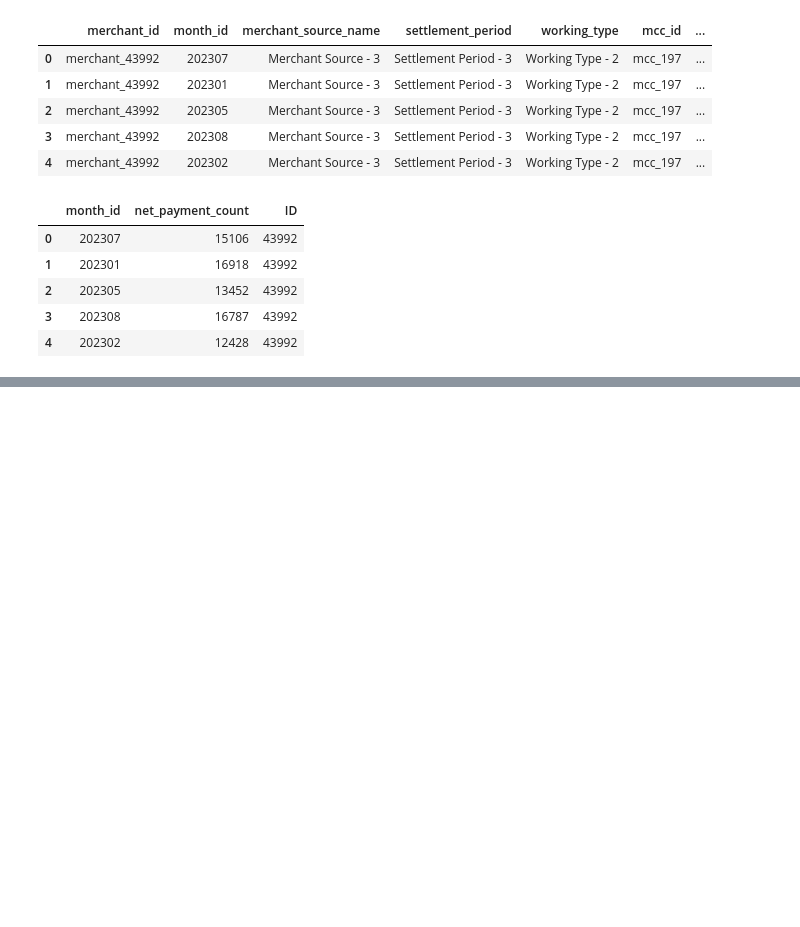
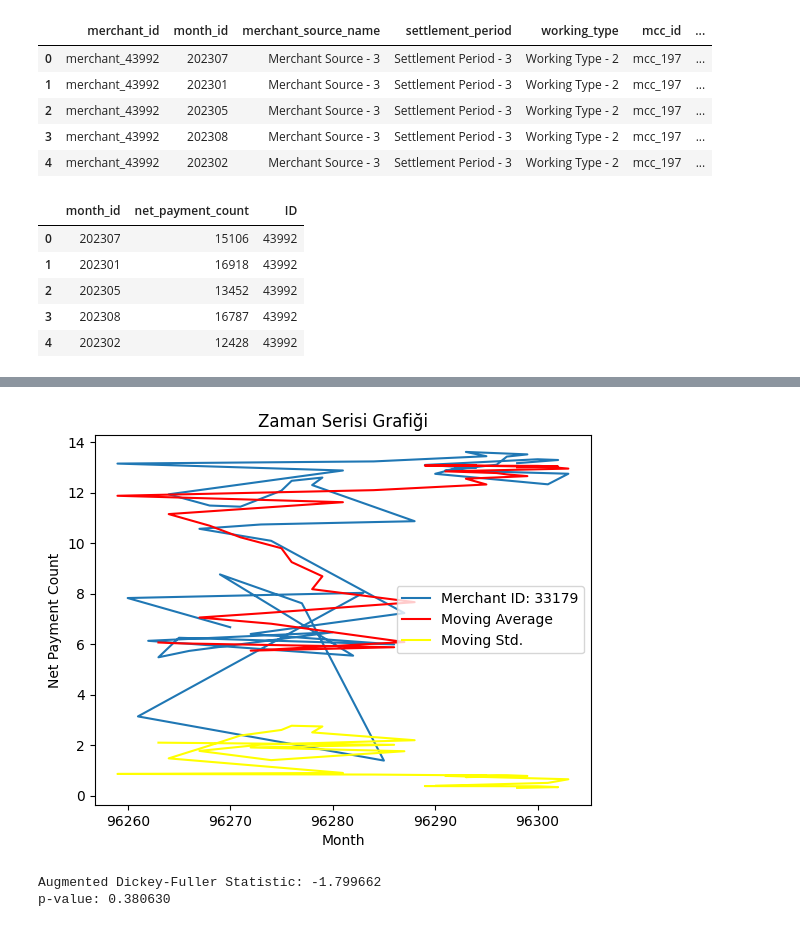
Before and after one commit to seydanurkayir/iyzico-datathon, a Jupyter notebook: time-series.ipynb, the cells around one changed output, grey strips where cells are left out. Saved outputs shown, nothing was run; the diff lists cells and outputs as text; code cells hidden in the pictures; blank space fills up the shorter version.

```diff
--- a/time-series.ipynb
+++ b/time-series.ipynb
@@ -56,0 +91,39 @@ train.head(10)
+# %%
+def plot_merchant(train, id):
+    data = train[train['ID'] == id]
+    merchant_data = data.sort_values(by=['month_id'])
+
+
+    ts_log = np.log(merchant_data['net_payment_count'])
+    moving_avg = ts_log.rolling(12).mean()
+    moving_std = ts_log.rolling(12).std()
+    #plt.plot(ts, color='red')
+    plt.plot(ts_log, label=f'Merchant ID: {id}')
+    plt.plot(moving_avg, color='red', label='Moving Average')
+    plt.plot(moving_std, color='yellow', label='Moving Std.')
+
+    plt.legend()
+    plt.xlabel('Month')
+    plt.ylabel('Net Payment Count')
+    plt.title('Zaman Serisi Grafiği')
+
+    plt.show()
+
+
+plot_merchant(train,'33179')
+# %% [output]
+[figure, added]
+# %%
+def plot_merchant(train, id):
+    data = train[train['ID'] == id]
+    merchant_data = data.sort_values(by=['month_id'])
+
+    result = adfuller(merchant_data.net_payment_count.dropna())
+    print('Augmented Dickey-Fuller Statistic: %f' % res[0])
+    print('p-value: %f' % res[1])
+
+
+plot_merchant(train,'33179')
+# %% [output]
+Augmented Dickey-Fuller Statistic: -1.799662
+p-value: 0.380630
```
Also changed, not shown: parts of 40 cells of this notebook, 3 other files.
